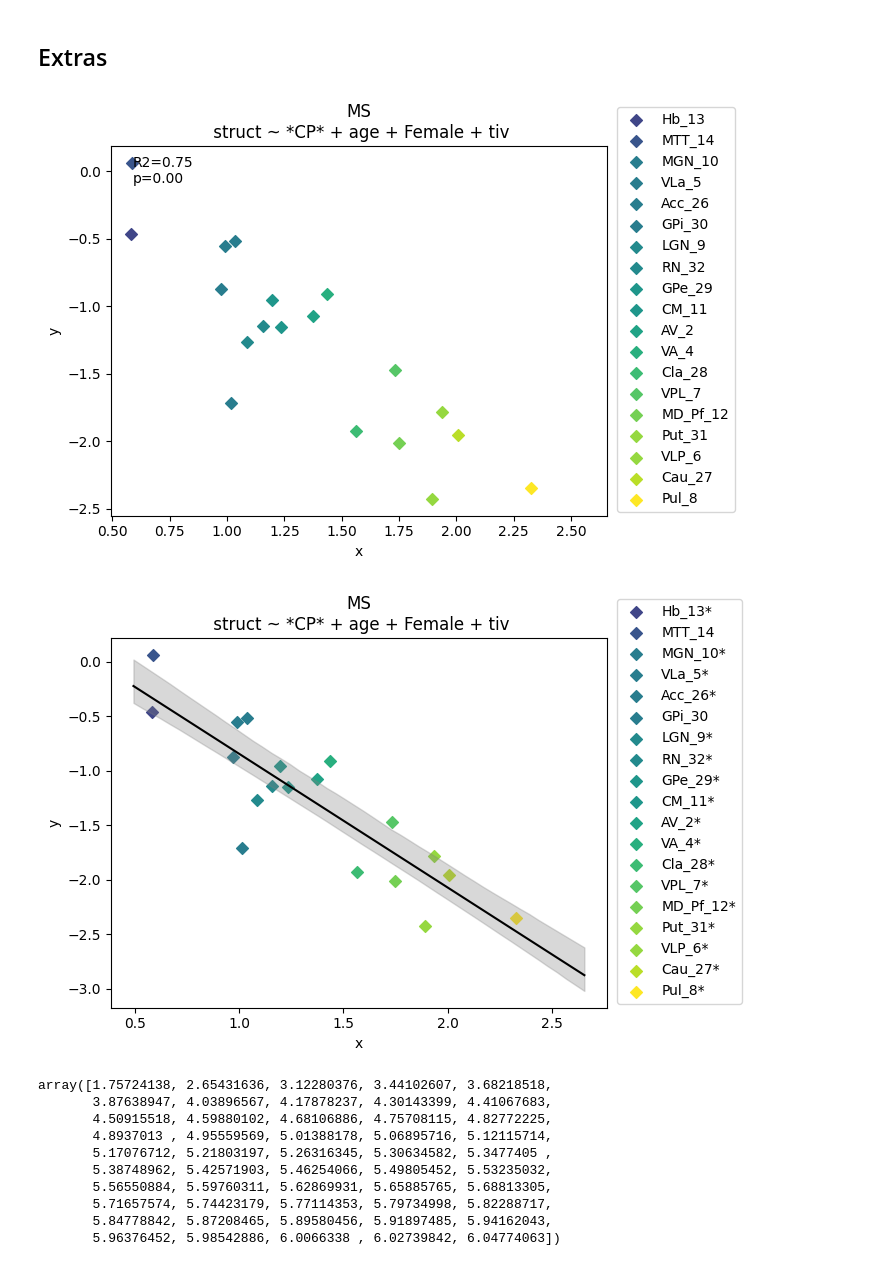
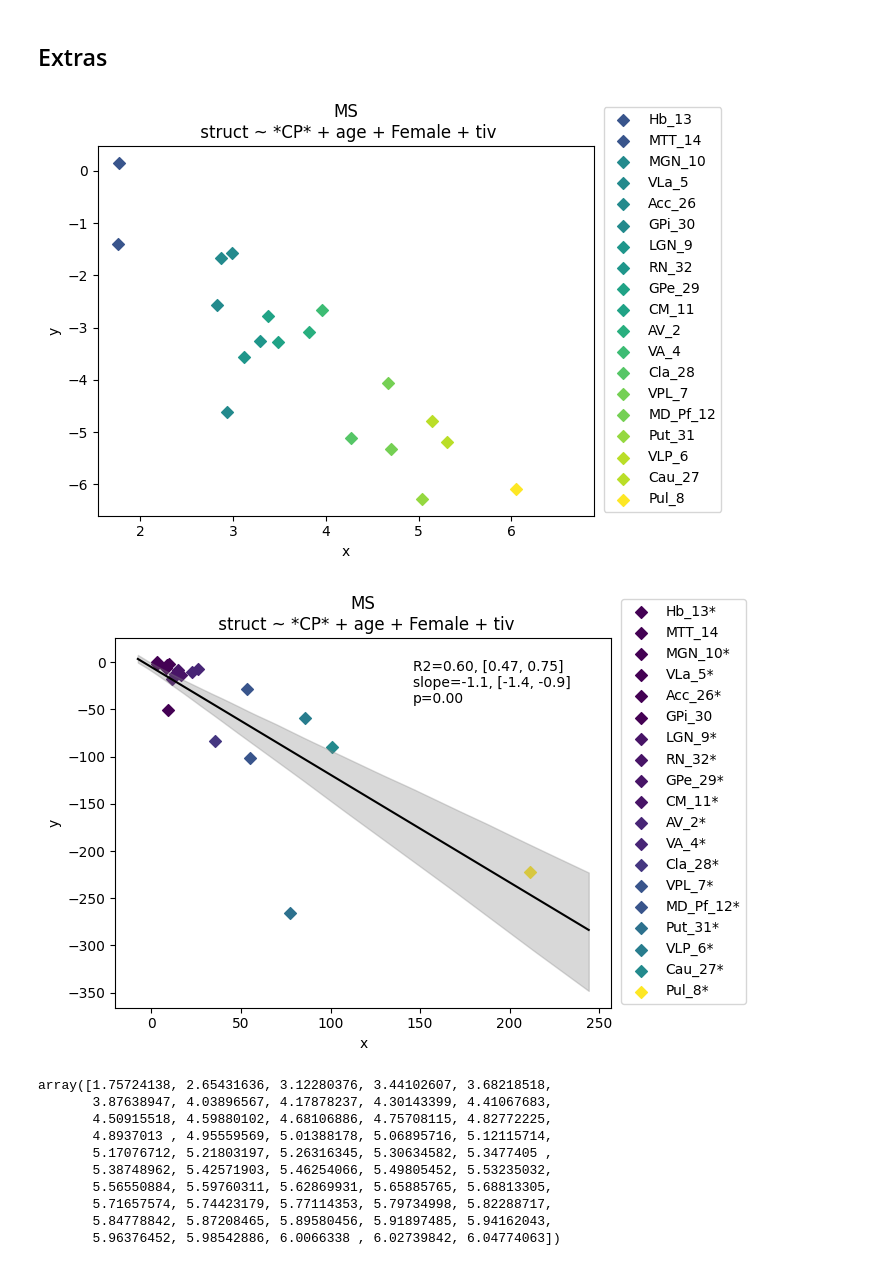
Before and after one commit to srs328/ms_mri, a Jupyter notebook: analysis/thalamus/results/5-CP_distance_gradient.ipynb, the cells around one changed output. Drawn from its saved outputs; the diff is of its cells as text; code cells hidden in the pictures.

```diff
--- a/analysis/thalamus/results/5-CP_distance_gradient.ipynb
+++ b/analysis/thalamus/results/5-CP_distance_gradient.ipynb
@@ -403,8 +403,8 @@ def bootstrap_procedure2(
 
         # data['dist'] = np.arcsinh(data['dist'])
         # data['coef'] = np.arcsinh(data['coef'])
-        data['dist'] = signed_log(data['dist'])
-        data['coef'] = signed_log(data['coef'])
+        # data['dist'] = signed_log(data['dist'])
+        # data['coef'] = signed_log(data['coef'])
 
         res = stats.linregress(
             data["dist"], data["coef"]
@@ -1208,10 +1208,12 @@ data['mni_ventricle'] = mni_ventricle_dists
 
 
 dist_measure = "viewfactors"
-# data['x'] = np.arcsinh(data[dist_measure])
-# data['y'] = np.arcsinh(data['coef'])
-data['x'] = signed_log(data[dist_measure])
-data['y'] = signed_log(data['coef'])
+data['x'] = np.arcsinh(data[dist_measure])
+data['y'] = np.arcsinh(data['coef'])
+# data['x'] = data[dist_measure]
+# data['y'] = data['coef']
+# data['x'] = signed_log(data[dist_measure])
+# data['y'] = signed_log(data['coef'])
 
 fig, axes = plt.subplots()
 axs = axes
@@ -1230,7 +1232,8 @@ _, _, plot_data, linregress_result = plot_xordered_data(
     bbox_to_anchor=(1.02, 0.01),
     sig_only=sig_only,
     indicate_sig=False,
-    legend_fontsize=10
+    legend_fontsize=10,
+    fit_params=False
 )
 plt.show()
 
@@ -1248,7 +1251,7 @@ if save:
     # Save the main plot without legend
     fig.savefig(fig_path / f"{save_stem}.png", bbox_inches='tight', dpi=300)
 # %% [output]
-[figure, old version]
+[figure, new version]
 # %%
 load_bootstrap = False
 bootstrap_result_path = fig_path / "basic_covariates_bootstrap_results_viewfactors.npy"
@@ -1278,10 +1281,10 @@ data['mni_ventricle'] = mni_ventricle_dists
 dist_measure = "viewfactors"
 # data['x'] = np.arcsinh(data[dist_measure])
 # data['y'] = np.arcsinh(data['coef'])
-# data['x'] = data[dist_measure]
-# data['y'] = data['coef']
-data['x'] = signed_log(data[dist_measure])
-data['y'] = signed_log(data['coef'])
+data['x'] = data[dist_measure]
+data['y'] = data['coef']
+# data['x'] = signed_log(data[dist_measure])
+# data['y'] = signed_log(data['coef'])
 
 
 
@@ -1302,7 +1305,7 @@ _, _, _, linregress_result = plot_xordered_data(
     text_y = 0.07,
     fit_params=False,
     indicate_sig=False,
-    legend_sig=True
+    legend_sig=True,
 )
 
 xlims = axs.get_xlim()
@@ -1326,40 +1329,40 @@ x_range = np.linspace(xlims[0], xlims[1])
 y = x_range*slope + linregress_result.intercept
 y_boot = intercepts + slopes*x_range[:, np.newaxis]
 
 # x_range = np.arcsinh(x_range)
 # y = np.arcsinh(y)
 # y_boot = np.arcsinh(y_boot)
 
 y_boot.sort()
 y_low = y_boot[:, 25]
 y_high = y_boot[:, 975]
 
 
-axs.plot(x_range, y, c="black")
+axs.plot(x_range, y_boot.mean(axis=1), c="black")
 axs.fill_between(x_range, y_low, y_high, alpha=0.3, color="gray")
 
-# xlims_final = axs.get_xlim()"+}:"
-# ylims_final = axs.get_ylim()
+xlims_final = axs.get_xlim()
+ylims_final = axs.get_ylim()
 
-# text_y = ylims_final[0] + (ylims_final[1] - ylims_final[0]) * 0.78
-# text_x = xlims_final[0] + (xlims_final[1] - xlims_final[0]) * 0.02
-# axs.text(text_x, text_y, fit_text)
+text_y = ylims_final[0] + (ylims_final[1] - ylims_final[0]) * 0.78
+text_x = xlims_final[1] - (xlims_final[1] - xlims_final[0]) * 0.4
+axs.text(text_x, text_y, fit_text)
 
 if save:
     save_path = fig_path / f"{save_stem}_bootstrap_viewfactors.png"
     # # Extract the legend
     legend = axs.get_legend()
     legend.remove()  # Remove it from the main plot
 
     fig_legend = plt.figure(figsize=(2, 4))  # Adjust size as needed
     fig_legend.legend(handles=legend.legend_handles, labels=[t.get_text() for t in legend.get_texts()],
                     loc='center', frameon=False)
     fig_legend.savefig(fig_path / f"{save_stem}_bootstrap_legend.png", bbox_inches='tight', dpi=300)
 
     # Save the main plot without legend
     fig.savefig(save_path, bbox_inches='tight', dpi=300)
 # %% [output]
-[figure, old version]
+[figure, new version]
 # %%
 x_range_trans
 # %% [output]
```
Also changed, not shown: 5 other files.
